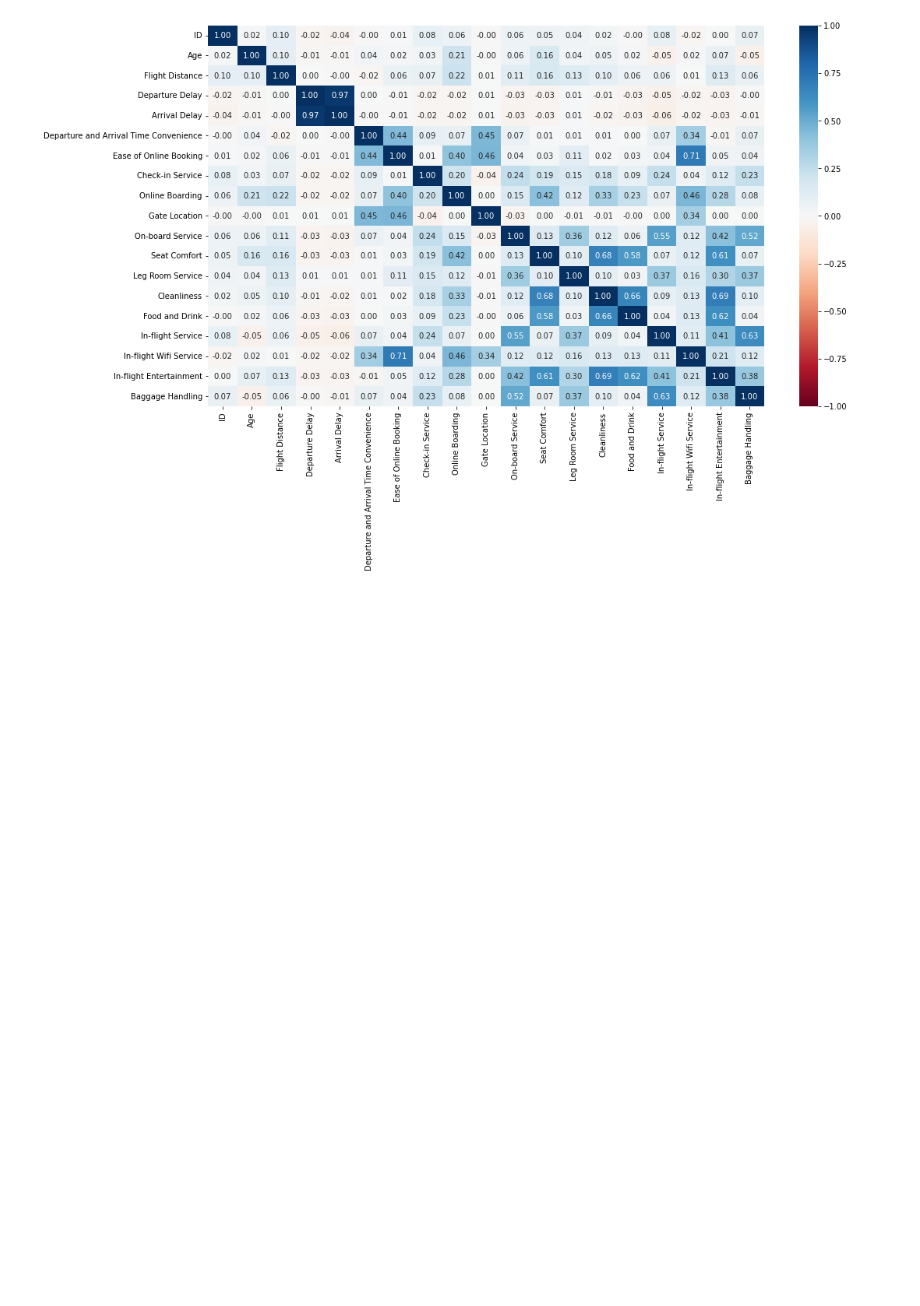
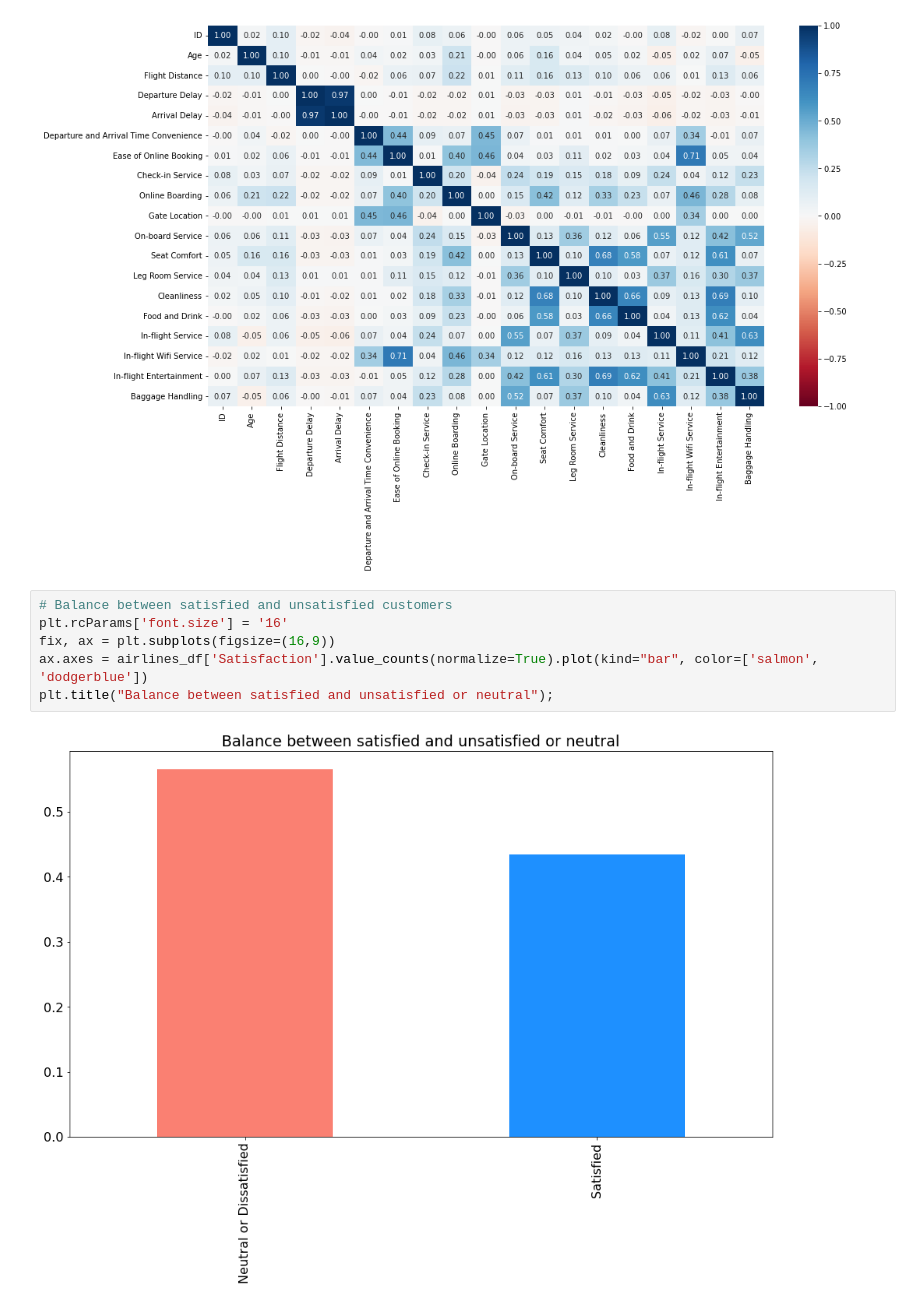
Before and after one commit to ibdafna/airlines_passengers, a Jupyter notebook: airline_passenger_satisfaction.ipynb, the cells around one changed output. Saved outputs shown, nothing was run; the diff lists cells and outputs as text; blank space fills up the shorter version.

```diff
--- a/airline_passenger_satisfaction.ipynb
+++ b/airline_passenger_satisfaction.ipynb
@@ -102,3 +103,11 @@ plt.figure(figsize=(16,9))
 sns.heatmap(airlines_df.corr(), cmap='RdBu', annot=True, fmt=".2f", vmin=-1, vmax=1);
 # %% [output]
 [figure]
+# %%
+# Balance between satisfied and unsatisfied customers
+plt.rcParams['font.size'] = '16'
+fix, ax = plt.subplots(figsize=(16,9))
+ax.axes = airlines_df['Satisfaction'].value_counts(normalize=True).plot(kind="bar", color=['salmon', 'dodgerblue'])
+plt.title("Balance between satisfied and unsatisfied or neutral");
+# %% [output]
+[figure, added]
```
Also changed, not shown: parts of 4 cells of this notebook.
